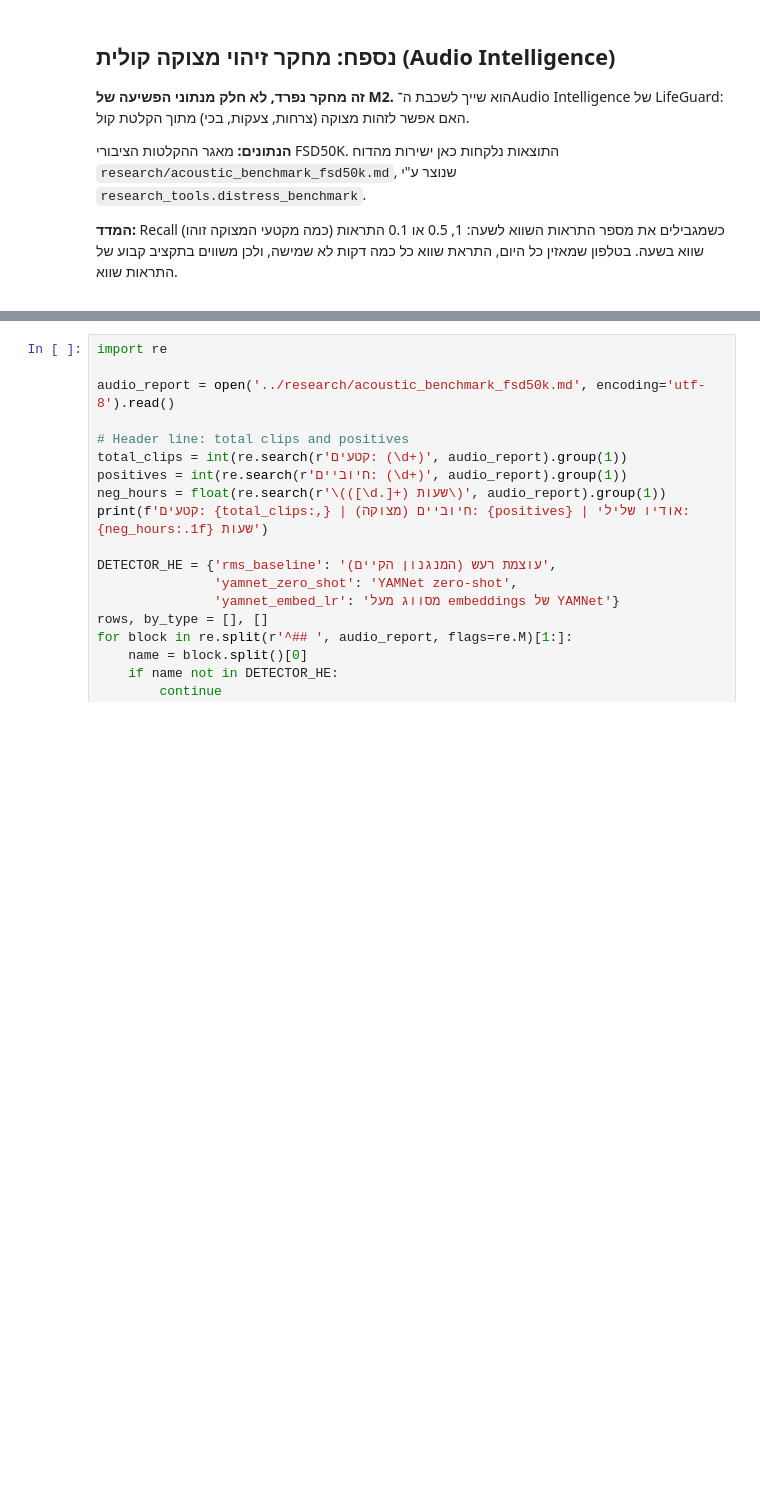
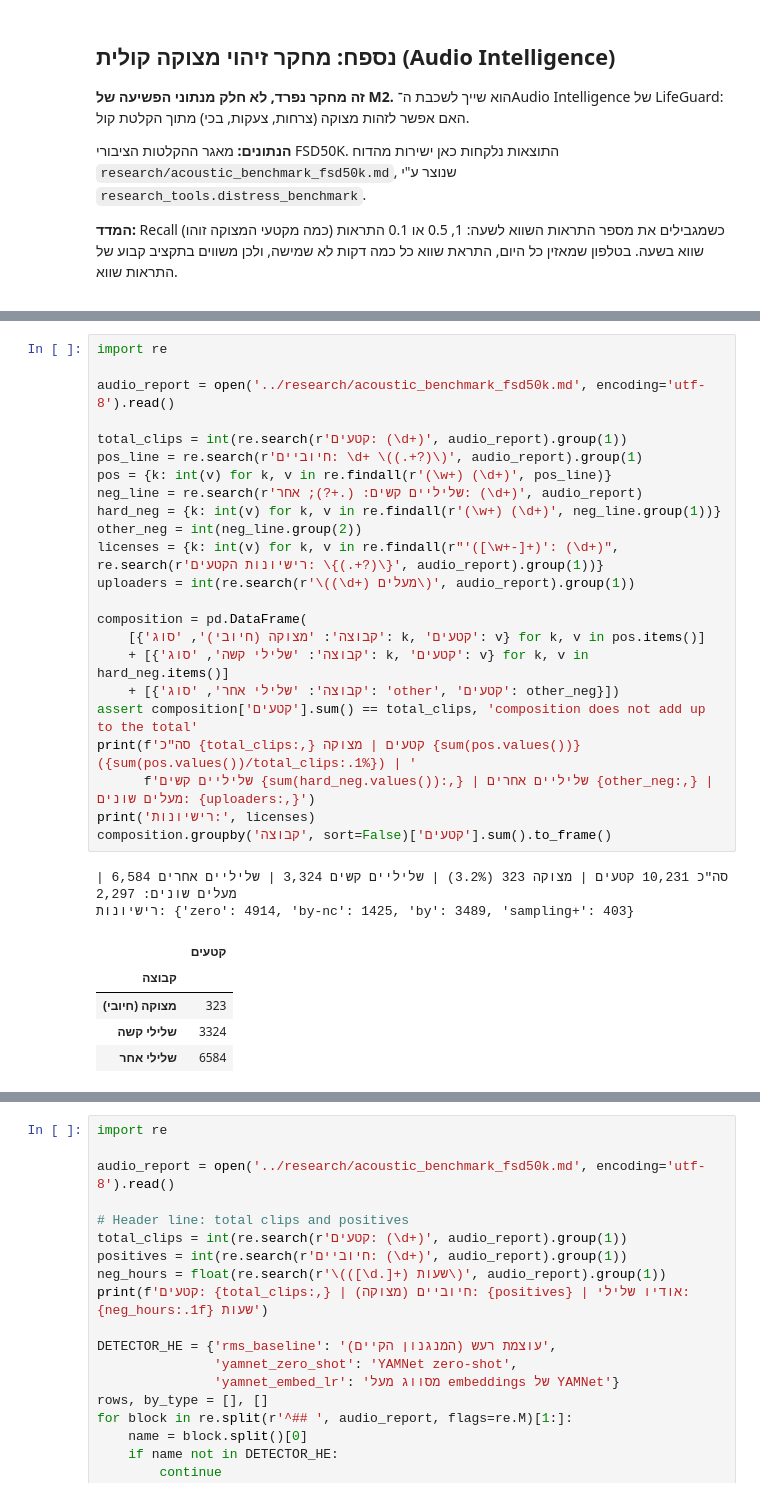
Before and after one commit to Ariel-Vibe-Algorithm/LifeGuard-, a Jupyter notebook: notebook/eda_notebook.ipynb, the cells around one changed output, grey strips where cells are left out. Drawn from its saved outputs; the diff is of its cells as text; blank space fills up the shorter version.

```diff
--- a/notebook/eda_notebook.ipynb
+++ b/notebook/eda_notebook.ipynb
@@ -501,0 +525,31 @@ plt.tight_layout(); plt.show()
+# %%
+import re
+
+audio_report = open('../research/acoustic_benchmark_fsd50k.md', encoding='utf-8').read()
+
+total_clips = int(re.search(r'קטעים: (\d+)', audio_report).group(1))
+pos_line = re.search(r'חיוביים: \d+ \((.+?)\)', audio_report).group(1)
+pos = {k: int(v) for k, v in re.findall(r'(\w+) (\d+)', pos_line)}
+neg_line = re.search(r'שליליים קשים: (.+?); אחר: (\d+)', audio_report)
+hard_neg = {k: int(v) for k, v in re.findall(r'(\w+) (\d+)', neg_line.group(1))}
+other_neg = int(neg_line.group(2))
+licenses = {k: int(v) for k, v in re.findall(r"'([\w+-]+)': (\d+)", re.search(r'רישיונות הקטעים: \{(.+?)\}', audio_report).group(1))}
+uploaders = int(re.search(r'\((\d+) מעלים\)', audio_report).group(1))
+
+composition = pd.DataFrame(
+    [{'קבוצה': 'מצוקה (חיובי)', 'סוג': k, 'קטעים': v} for k, v in pos.items()]
+    + [{'קבוצה': 'שלילי קשה', 'סוג': k, 'קטעים': v} for k, v in hard_neg.items()]
+    + [{'קבוצה': 'שלילי אחר', 'סוג': 'other', 'קטעים': other_neg}])
+assert composition['קטעים'].sum() == total_clips, 'composition does not add up to the total'
+print(f'סה"כ {total_clips:,} קטעים | מצוקה {sum(pos.values())} ({sum(pos.values())/total_clips:.1%}) | '
+      f'שליליים קשים {sum(hard_neg.values()):,} | שליליים אחרים {other_neg:,} | מעלים שונים: {uploaders:,}')
+print('רישיונות:', licenses)
+composition.groupby('קבוצה', sort=False)['קטעים'].sum().to_frame()
+# %% [output]
+סה"כ 10,231 קטעים | מצוקה 323 (3.2%) | שליליים קשים 3,324 | שליליים אחרים 6,584 | מעלים שונים: 2,297
+רישיונות: {'zero': 4914, 'by-nc': 1425, 'by': 3489, 'sampling+': 403}
+|  | קטעים |
+| קבוצה |  |
+| מצוקה (חיובי) | 323 |
+| שלילי קשה | 3324 |
+| שלילי אחר | 6584 |
```
Also changed, not shown: parts of 3 cells of this notebook, 1 other file.
